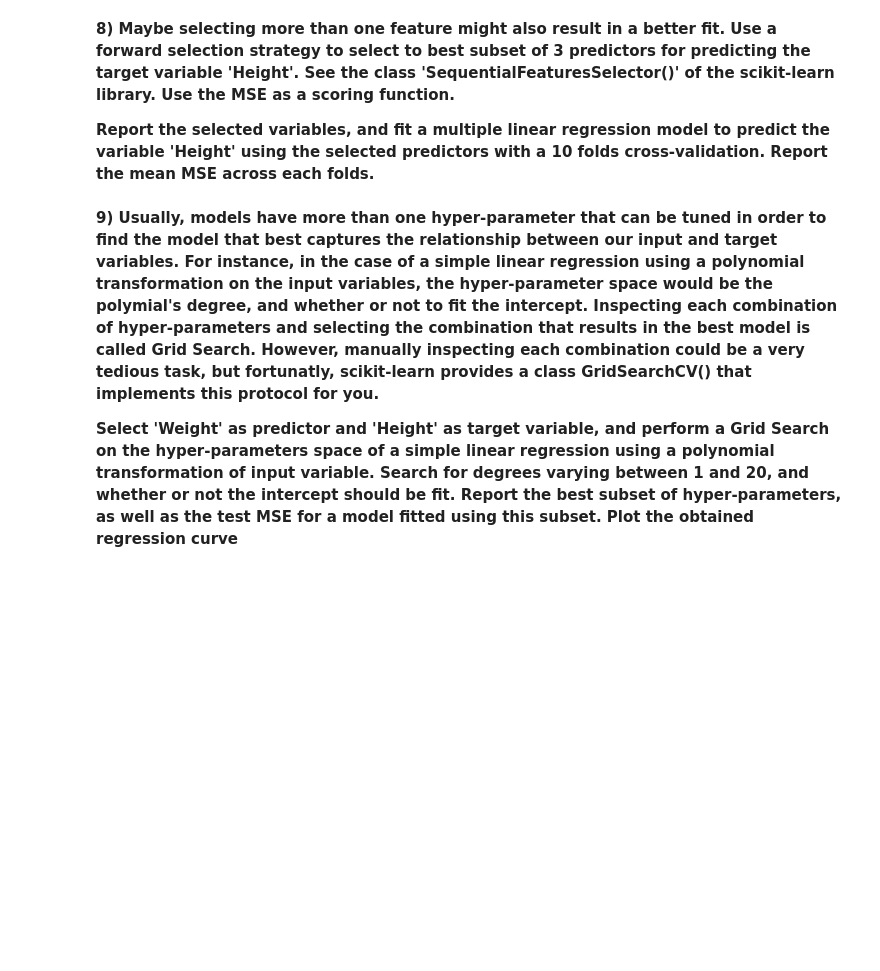
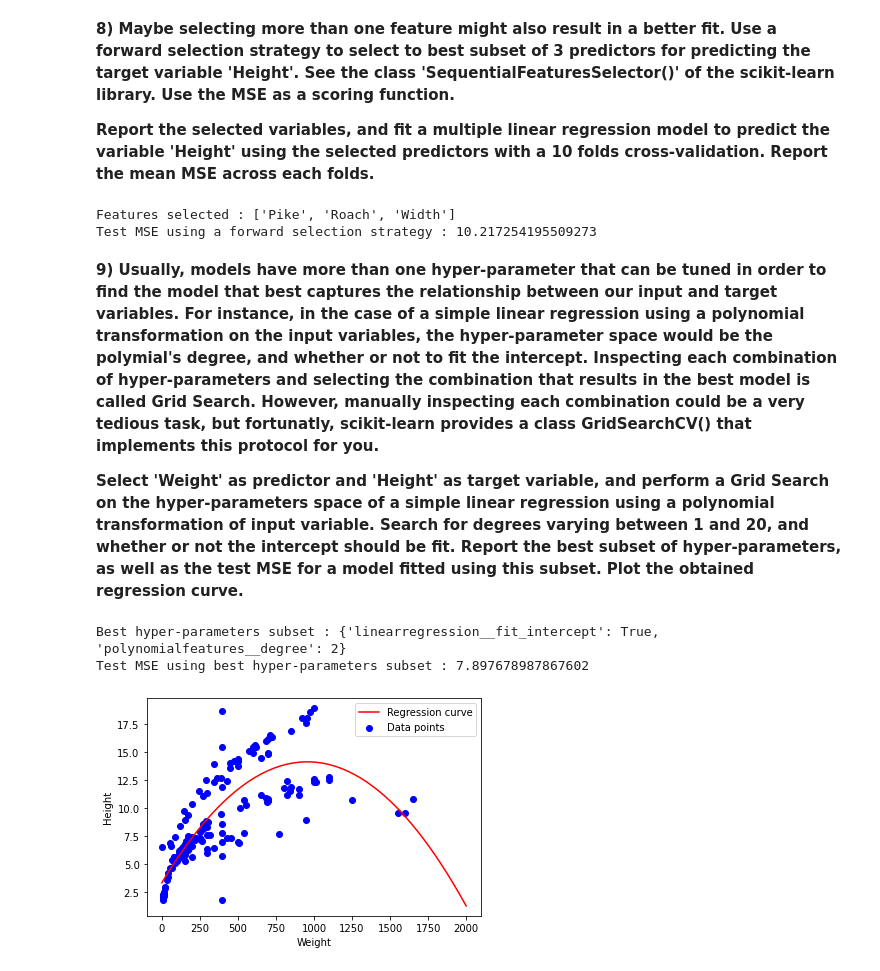
Before and after one commit to bsouhaib/ML1-2022, a Jupyter notebook: labs/Lab4/Lab4_solutions.ipynb, the cells around one changed output. Drawn from its saved outputs; the diff is of its cells as text; code cells hidden in the pictures; blank space fills up the shorter version.

```diff
--- a/labs/Lab4/Lab4_solutions.ipynb
+++ b/labs/Lab4/Lab4_solutions.ipynb
@@ -67,7 +67,7 @@ dtype: int64
 # %% [markdown]
 **3) Unfortunately, categorical variables cannot be fed directly to the model. One approach to deal with the problem is to create 'dummy variables' out of the categorical one, where each dummy variable takes the value '1' if the observation belongs to that class, and '0' otherwise. Check the method 'get_dummies' of the pandas library to generate such dummy variables.**
 # %%
-df_species = pd.get_dummies(df.iloc[:, 0])
+df_species = pd.get_dummies(df.iloc[:, 0], drop_first=True)
 df.drop('Species', inplace=True, axis=1)
 df = pd.concat([df_species, df], axis=1)
 print(df.columns)
@@ -182,7 +186,68 @@ plt.show()
 **8) Maybe selecting more than one feature might also result in a better fit. Use a forward selection strategy to select to best subset of 3 predictors for predicting the target variable 'Height'. See the class 'SequentialFeaturesSelector()' of the scikit-learn library. Use the MSE as a scoring function.**
 
 **Report the selected variables, and fit a multiple linear regression model to predict the variable 'Height' using the selected predictors with a 10 folds cross-validation. Report the mean MSE across each folds.**
+# %%
+columns = list(df.columns)
+columns.remove('Height')
+sfs = SequentialFeatureSelector(model, n_features_to_select=3, scoring='neg_mean_squared_error')
+
+df_sub = df[columns]
+X = df_sub.values
+
+sfs.fit(X, y)
+
+support = sfs.get_support()
+
+print('Features selected : {}'.format(list(df_sub.columns[support])))
+
+X = df_sub.loc[:,support]
+
+model = LinearRegression(fit_intercept=True)
+cv_results = cross_validate(model, X, y, cv=10, scoring=['neg_mean_squared_error'])
+
+
+test_mse = -cv_results['test_neg_mean_squared_error'].mean()
+
+print('Test MSE using a forward selection strategy : {}'.format(test_mse))
+# %% [output]
+Features selected : ['Pike', 'Roach', 'Width']
+Test MSE using a forward selection strategy : 10.217254195509273
 # %% [markdown]
 **9) Usually, models have more than one hyper-parameter that can be tuned in order to find the model that best captures the relationship between our input and target variables. For instance, in the case of a simple linear regression using a polynomial transformation on the input variables, the hyper-parameter space would be the polymial's degree, and whether or not to fit the intercept. Inspecting each combination of hyper-parameters and selecting the combination that results in the best model is called Grid Search. However, manually inspecting each combination could be a very tedious task, but fortunatly, scikit-learn provides a class GridSearchCV() that implements this protocol for you.**
 
-**Select 'Weight' as predictor and 'Height' as target variable, and perform a Grid Search on the hyper-parameters space of a simple linear regression using a polynomial transformation of input variable. Search for degrees varying between 1 and 20, and whether or not the intercept should be fit. Report the best subset of hyper-parameters, as well as the test MSE for a model fitted using this subset. Plot the obtained regression curve**
+**Select 'Weight' as predictor and 'Height' as target variable, and perform a Grid Search on the hyper-parameters space of a simple linear regression using a polynomial transformation of input variable. Search for degrees varying between 1 and 20, and whether or not the intercept should be fit. Report the best subset of hyper-parameters, as well as the test MSE for a model fitted using this subset. Plot the obtained regression curve.**
+# %%
+X = df.Weight.values[:, np.newaxis]
+
+param_grid = {'polynomialfeatures__degree': np.arange(21),
+              'linearregression__fit_intercept': [True, False]}
+
+
+
+grid = GridSearchCV(PolynomialRegression(), param_grid, cv=10, scoring='neg_mean_squared_error')
+grid.fit(X, y)
+
+
+cv_results = pd.DataFrame(grid.cv_results_)
+best_test_mse = -cv_results['mean_test_score'].max()
+
+print('Best hyper-parameters subset : {}'.format(grid.best_params_))
+print('Test MSE using best hyper-parameters subset : {}'.format(best_test_mse))
+
+model = grid.best_estimator_
+model.fit(X,y)
+xfit = np.linspace(0,2000)[:, np.newaxis]
+yfit = model.predict(xfit)
+
+
+fig, ax = plt.subplots()
+ax.scatter(X.ravel(), y, color='blue', label='Data points')
+ax.plot(xfit, yfit, color='red', label='Regression curve')
+ax.set_xlabel('Weight')
+ax.set_ylabel('Height')
+ax.legend()
+plt.show()
+# %% [output]
+Best hyper-parameters subset : {'linearregression__fit_intercept': True, 'polynomialfeatures__degree': 2}
+Test MSE using best hyper-parameters subset : 7.897678987867602
+[figure, added]
```
Also changed, not shown: parts of 5 cells of this notebook, 3 other files.
